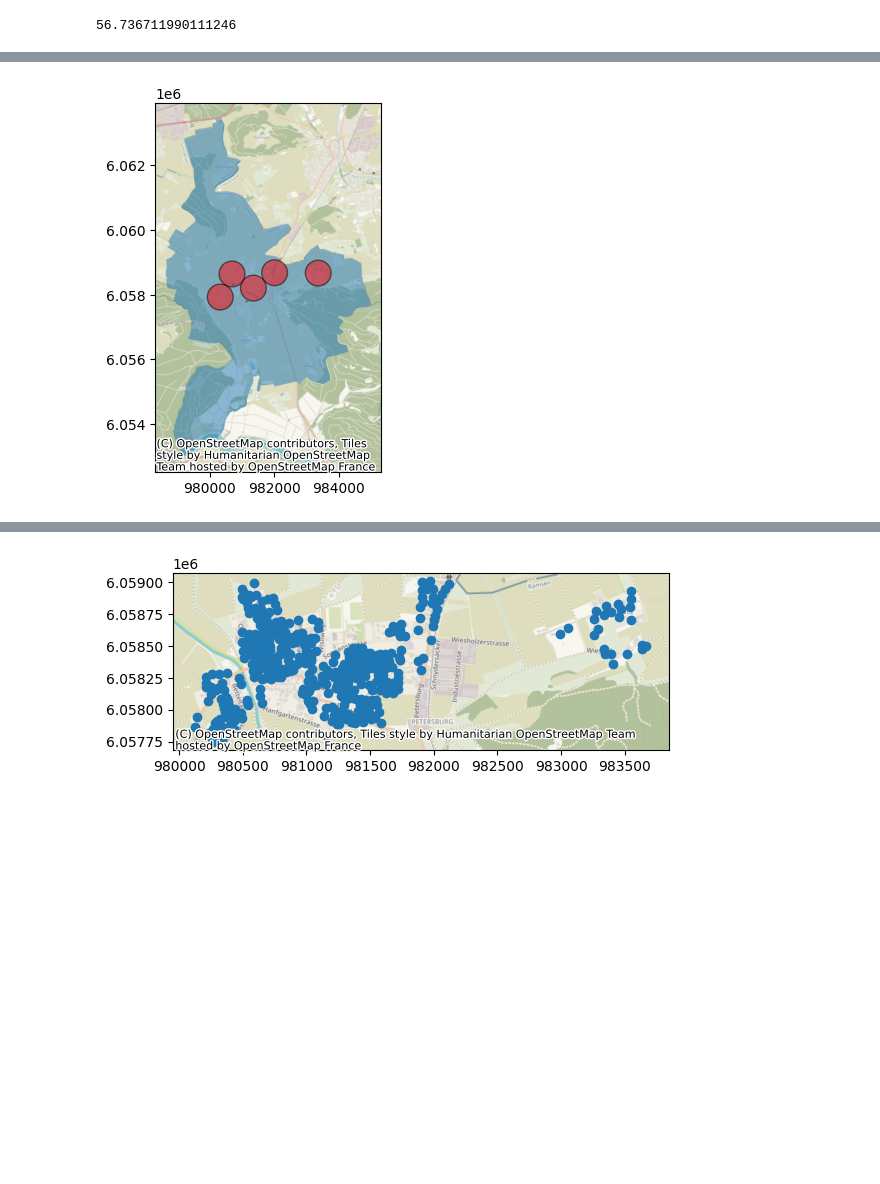
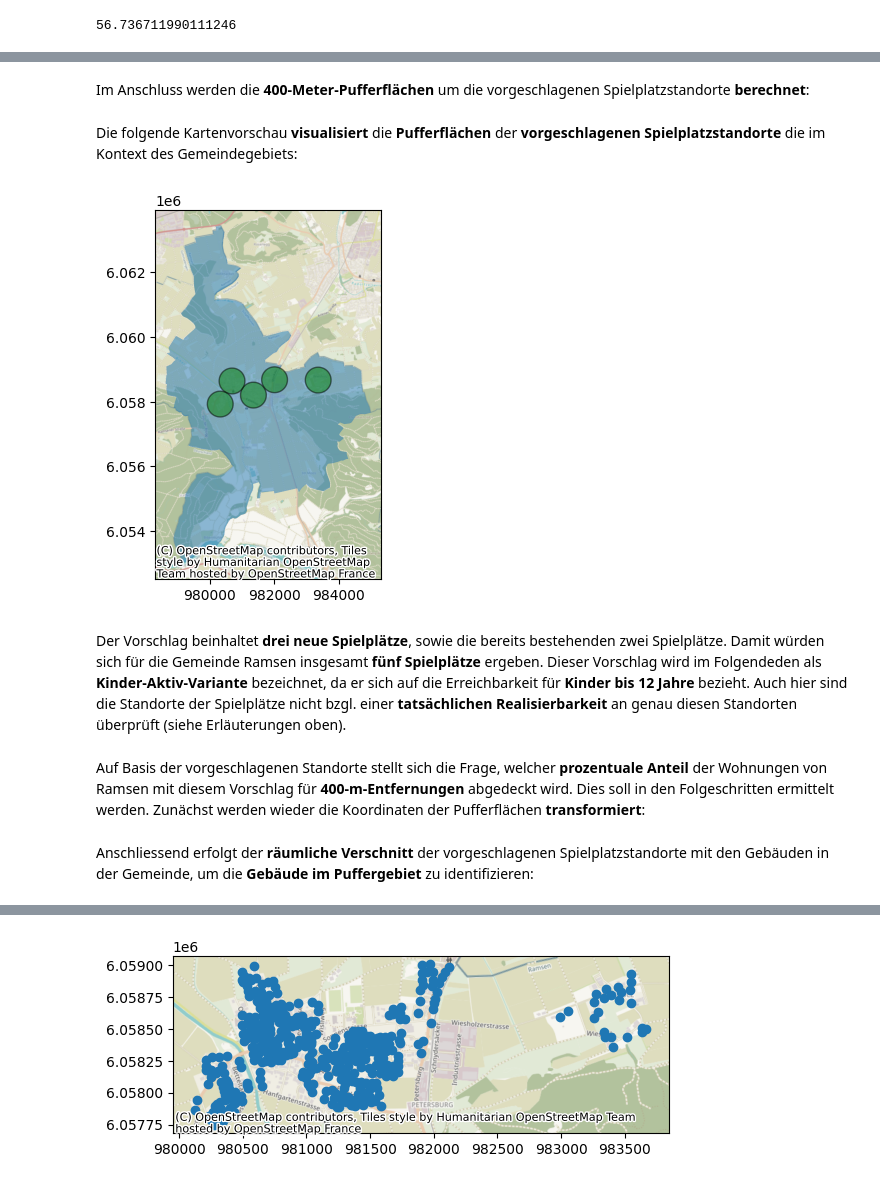
Before and after one commit to edgarbutwilowski/distanzen_spielplaetze_ramsen_py, a Jupyter notebook: distanzen_spielplaetze_ramsen.ipynb, the cells around one changed output, grey strips where cells are left out. Saved outputs shown, nothing was run; the diff lists cells and outputs as text; code cells hidden in the pictures; blank space fills up the shorter version.

```diff
--- a/distanzen_spielplaetze_ramsen.ipynb
+++ b/distanzen_spielplaetze_ramsen.ipynb
@@ -221,2 +294,3 @@ Vorschlag für Spielplatz-Standorte (für 200 Meter Puffer) laden:
 # %%
 vorschlag_spielplaetze_200m = geopandas.read_file("input/spielplaetze_200m.geojson")
+vorschlag_spielplaetze_200m = vorschlag_spielplaetze_200m.to_crs(epsg=3857)
@@ -228,6 +304,6 @@ vorschlag_spielplaetze_200m["buffer"] = vorschlag_spielplaetze_200m["geometry"].
 ramsen_grenze = ramsen_grenze.to_crs(epsg=3857)
 ramsen_grenze_plot = ramsen_grenze.plot(alpha=0.5)
 
-vorschlag_spielplaetze_200m_plot = vorschlag_spielplaetze_200m["buffer"].plot(ax = ramsen_grenze_plot, alpha=0.5, edgecolor='k', color='red')
+vorschlag_spielplaetze_200m_plot = vorschlag_spielplaetze_200m["buffer"].plot(ax = ramsen_grenze_plot, alpha=0.5, edgecolor='k', color='green')
 contextily.add_basemap(vorschlag_spielplaetze_200m_plot)
 # %% [output]
@@ -244,3 +326,3 @@ Kartenansicht der durch den Vorschlag einbezognenen Gebäude:
 # %%
-contextily.add_basemap(gebauede_vorschlag_200m.to_crs(epsg=3857).plot())
+contextily.add_basemap(gebauede_vorschlag_200m.to_crs(epsg=3857).plot(alpha=0.3))
 # %% [output]
@@ -264,15 +356,26 @@ Ab hier für **400 Meter** berechnen:
 # %%
 vorschlag_spielplaetze_400m = geopandas.read_file("input/spielplaetze_400m.geojson")
+vorschlag_spielplaetze_400m = vorschlag_spielplaetze_400m.to_crs(epsg=3857)
+# %% [markdown]
+Im Anschluss werden die **400-Meter-Pufferflächen** um die vorgeschlagenen Spielplatzstandorte **berechnet**:
 # %%
 vorschlag_spielplaetze_400m["buffer"] = vorschlag_spielplaetze_400m["geometry"].buffer(400)
+# %% [markdown]
+Die folgende Kartenvorschau **visualisiert** die **Pufferflächen** der **vorgeschlagenen Spielplatzstandorte** die im Kontext des Gemeindegebiets:
 # %%
 ramsen_grenze_plot = ramsen_grenze.plot(alpha=0.5)
-vorschlag_spielplaetze_400m_plot = vorschlag_spielplaetze_400m["buffer"].plot(ax = ramsen_grenze_plot, alpha=0.5, edgecolor='k', color='red')
+vorschlag_spielplaetze_400m_plot = vorschlag_spielplaetze_400m["buffer"].plot(ax = ramsen_grenze_plot, alpha=0.5, edgecolor='k', color='green')
 contextily.add_basemap(vorschlag_spielplaetze_400m_plot)
 # %% [output]
-[figure, old version]
+[figure, new version]
+# %% [markdown]
+Der Vorschlag beinhaltet **drei neue Spielplätze**, sowie die bereits bestehenden zwei Spielplätze. Damit würden sich für die Gemeinde Ramsen insgesamt **fünf Spielplätze** ergeben. Dieser Vorschlag wird im Folgendeden als **Kinder-Aktiv-Variante** bezeichnet, da er sich auf die Erreichbarkeit für **Kinder bis 12 Jahre** bezieht. Auch hier sind die Standorte der Spielplätze nicht bzgl. einer **tatsächlichen Realisierbarkeit** an genau diesen Standorten überprüft (siehe Erläuterungen oben).
+# %% [markdown]
+Auf Basis der vorgeschlagenen Standorte stellt sich die Frage, welcher **prozentuale Anteil** der Wohnungen von Ramsen mit diesem Vorschlag für **400-m-Entfernungen** abgedeckt wird. Dies soll in den Folgeschritten ermittelt werden. Zunächst werden wieder die Koordinaten der Pufferflächen **transformiert**:
 # %%
 vorschlag_puffer_400_gdf = geopandas.GeoDataFrame(geometry=vorschlag_spielplaetze_400m["buffer"], crs=3857)
 vorschlag_puffer_400_gdf = vorschlag_puffer_400_gdf.to_crs(epsg=2056)
+# %% [markdown]
+Anschliessend erfolgt der **räumliche Verschnitt** der vorgeschlagenen Spielplatzstandorte mit den Gebäuden in der Gemeinde, um die **Gebäude im Puffergebiet** zu identifizieren:
 # %%
 gebauede_vorschlag_400m = geopandas.sjoin(wohngebaeude_ramsen_gdf, vorschlag_puffer_400_gdf, how="inner", predicate="intersects")
```
Also changed, not shown: parts of 100 cells of this notebook, 2 other files.
